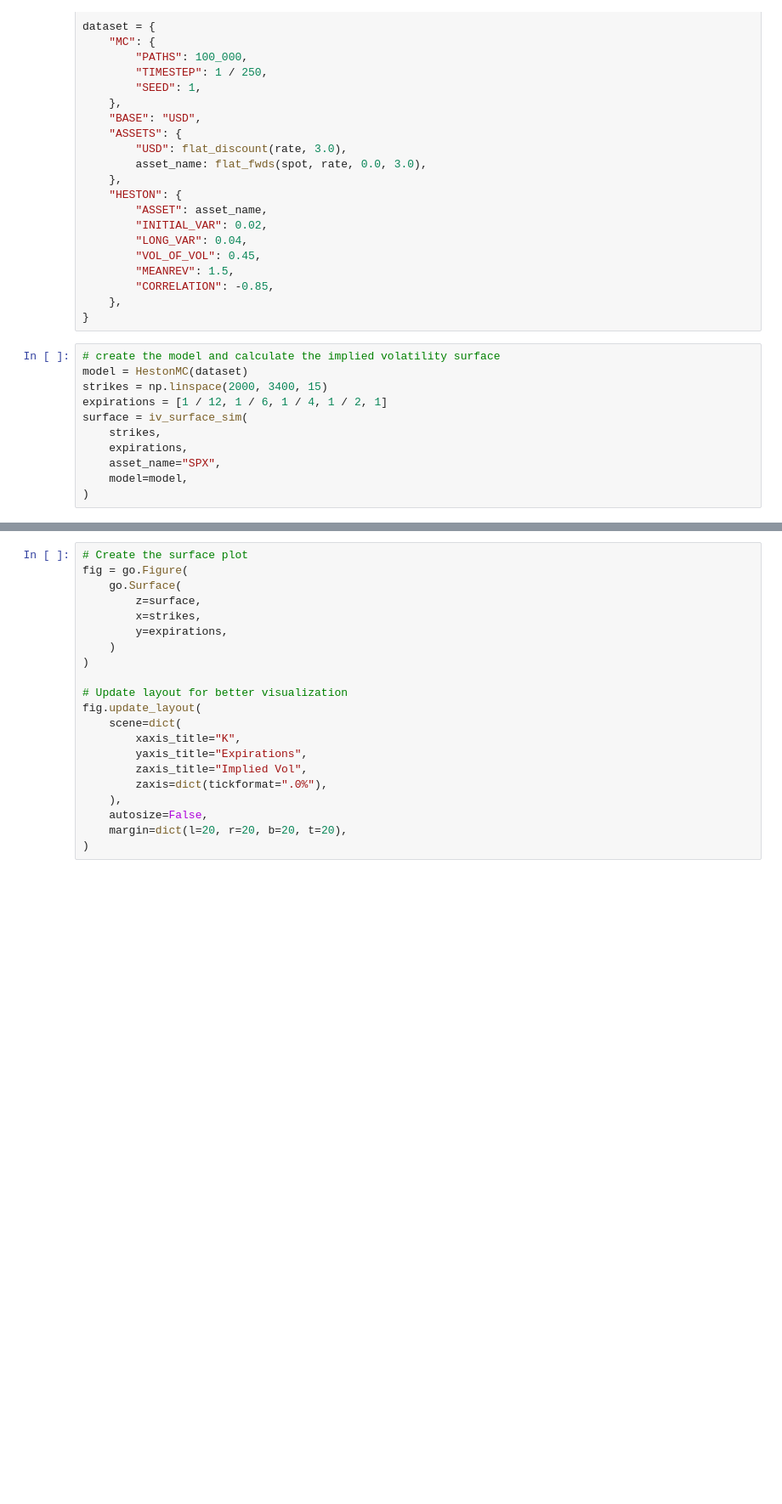
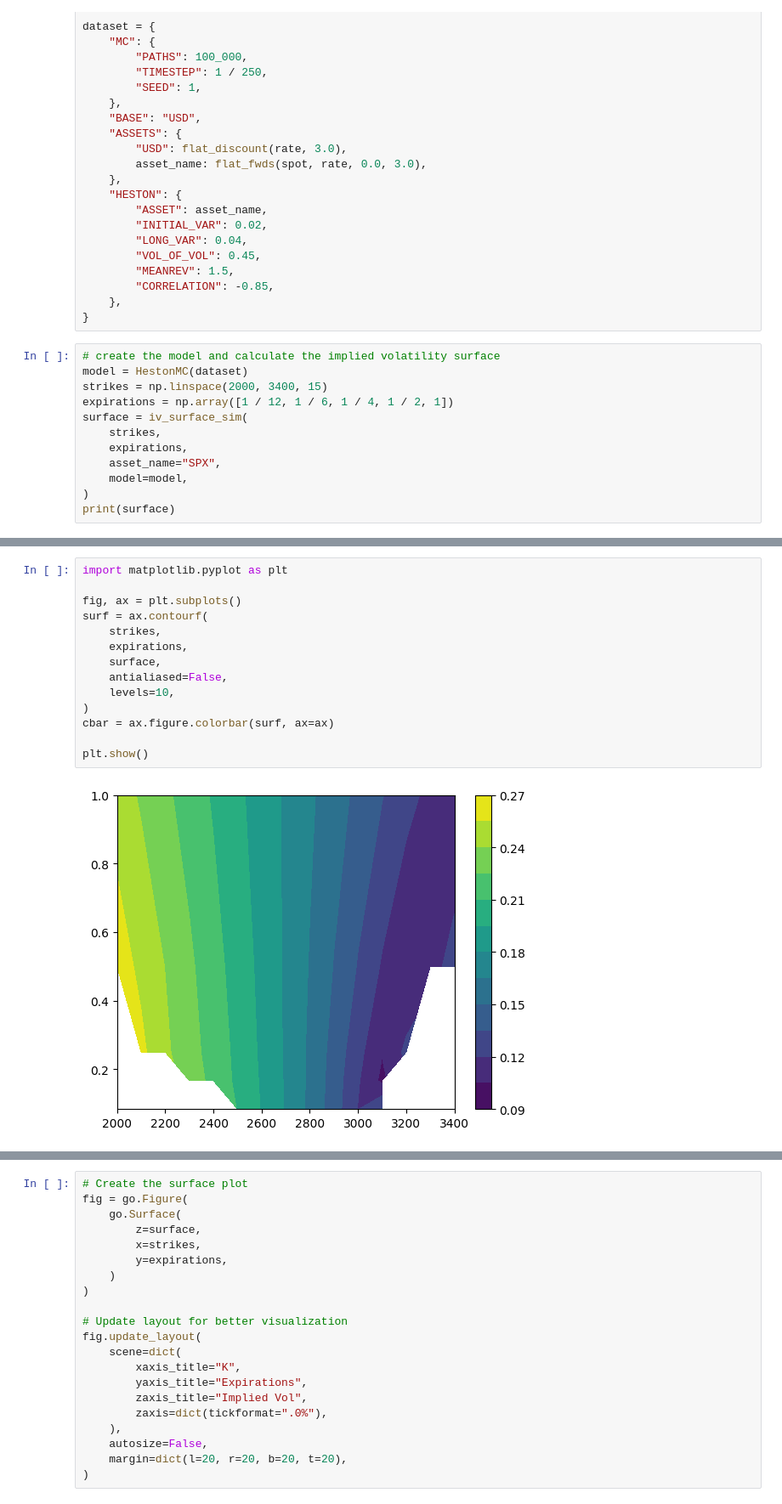
Before and after one commit to somdipdatta/finmc, a Jupyter notebook: notebooks/heston.ipynb, the cells around one changed output, grey strips where cells are left out. Shown: that part at 85% size. Drawn from its saved outputs; the diff is of its cells as text; blank space fills up the shorter version.

```diff
--- a/notebooks/heston.ipynb
+++ b/notebooks/heston.ipynb
@@ -34,10 +34,11 @@ dataset = {
 # create the model and calculate the implied volatility surface
 model = HestonMC(dataset)
 strikes = np.linspace(2000, 3400, 15)
-expirations = [1 / 12, 1 / 6, 1 / 4, 1 / 2, 1]
+expirations = np.array([1 / 12, 1 / 6, 1 / 4, 1 / 2, 1])
 surface = iv_surface_sim(
     strikes,
     expirations,
     asset_name="SPX",
     model=model,
 )
+print(surface)
@@ -43,0 +61,16 @@ surface = iv_surface_sim(
+# %%
+import matplotlib.pyplot as plt
+
+fig, ax = plt.subplots()
+surf = ax.contourf(
+    strikes,
+    expirations,
+    surface,
+    antialiased=False,
+    levels=10,
+)
+cbar = ax.figure.colorbar(surf, ax=ax)
+
+plt.show()
+# %% [output]
+[figure, added]
```
Also changed, not shown: parts of 2 cells of this notebook.
